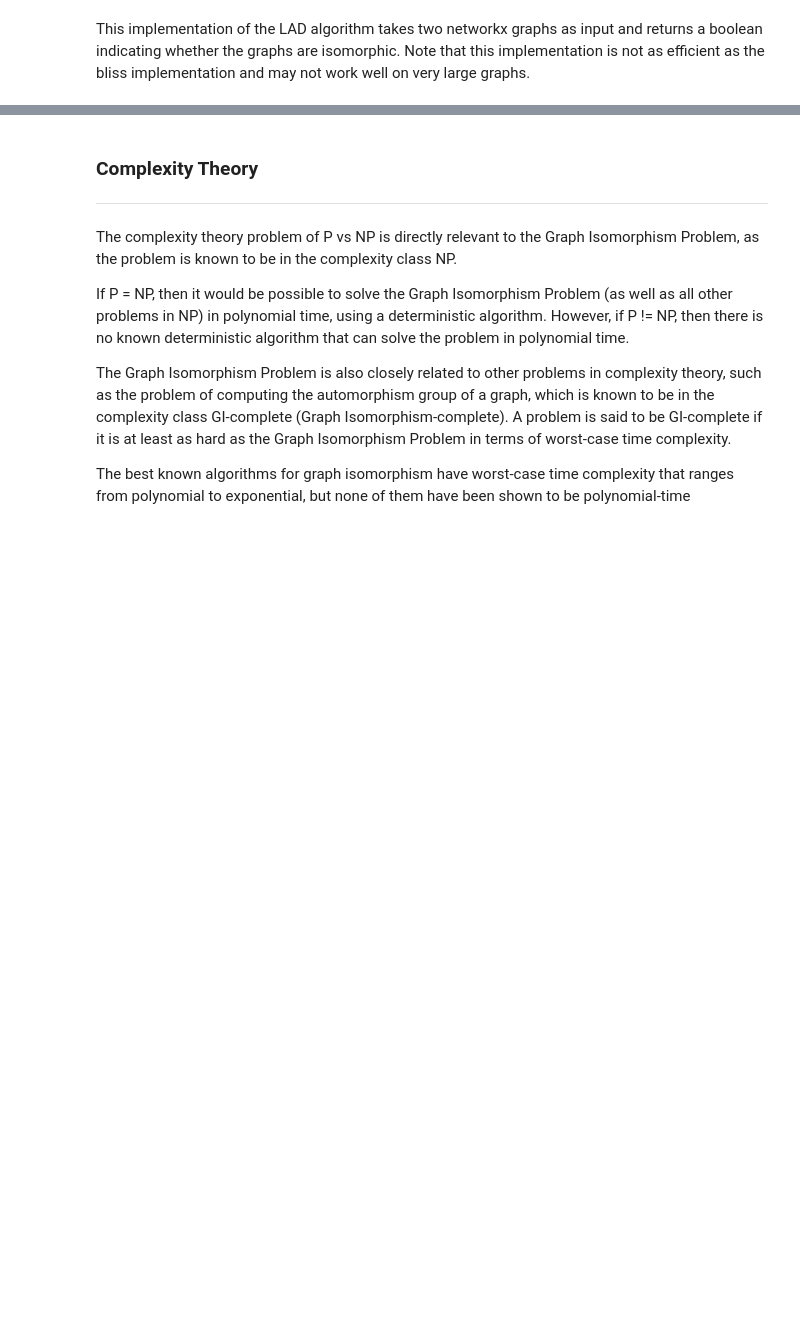
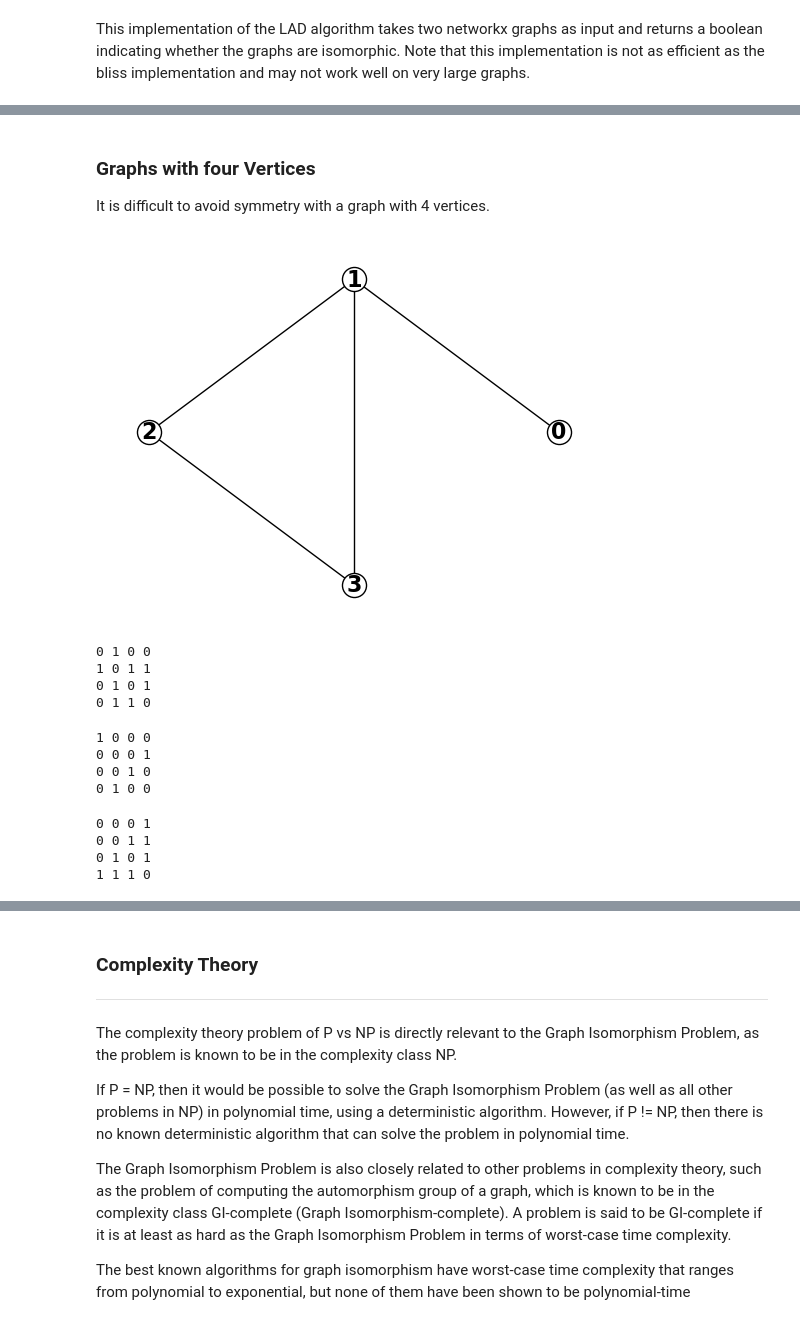
Before and after one commit to DaraLenaghan-1/graph-theory-project, a Jupyter notebook: graph_isomorphism.ipynb, the cells around one changed output, grey strips where cells are left out. Cells and saved outputs as stored; diff of their text form; code cells hidden in the pictures; blank space fills up the shorter version.

```diff
--- a/graph_isomorphism.ipynb
+++ b/graph_isomorphism.ipynb
@@ -348,0 +679,64 @@ This implementation of the LAD algorithm takes two networkx graphs as input and
+# %% [markdown]
+### Graphs with four Vertices
+It is difficult to avoid symmetry with a graph with 4 vertices.
+# %%
+# Create an empty graph.
+G = nx.Graph()
+
+# Create a set of edges.
+E = ((0, 1), (1, 2), (1, 3), (2, 3))
+
+# Incorporate the edges in G.
+G.add_edges_from(E)
+
+# Define plotting parameters.
+params = {
+    "with_labels": True,
+    "font_weight": "bold",
+    "font_size": 16,
+    "node_color": "white",
+    "edgecolors": "black",
+}
+
+# Create a figure and a set of subplots.
+fig, ax = plt.subplots()
+
+# Draw the graph.
+nx.draw(G, pos=nx.circular_layout(G), ax=ax, **params)
+
+# Show the plot.
+plt.show()
+# %% [output]
+[figure, added]
+# %%
+# Adjacency matrix.
+A = nx.to_numpy_array(G).astype(np.uint8)
+matrix_print(A)
+# %% [output]
+0 1 0 0
+1 0 1 1
+0 1 0 1
+0 1 1 0
+# %%
+# Permutation: 0->0, 1->3, 2->2, 3->1.
+p = [0, 3, 2, 1]
+# Identity matrix.
+I = np.identity(4, np.uint8)
+# Permutation matrix.
+P = I[p]
+# Print.
+matrix_print(P)
+# %% [output]
+1 0 0 0
+0 0 0 1
+0 0 1 0
+0 1 0 0
+# %%
+# Permute A.
+A_P = P @ A @ P.T
+matrix_print(A_P)
+# %% [output]
+0 0 0 1
+0 0 1 1
+0 1 0 1
+1 1 1 0
```
Also changed, not shown: parts of 30 cells of this notebook.
